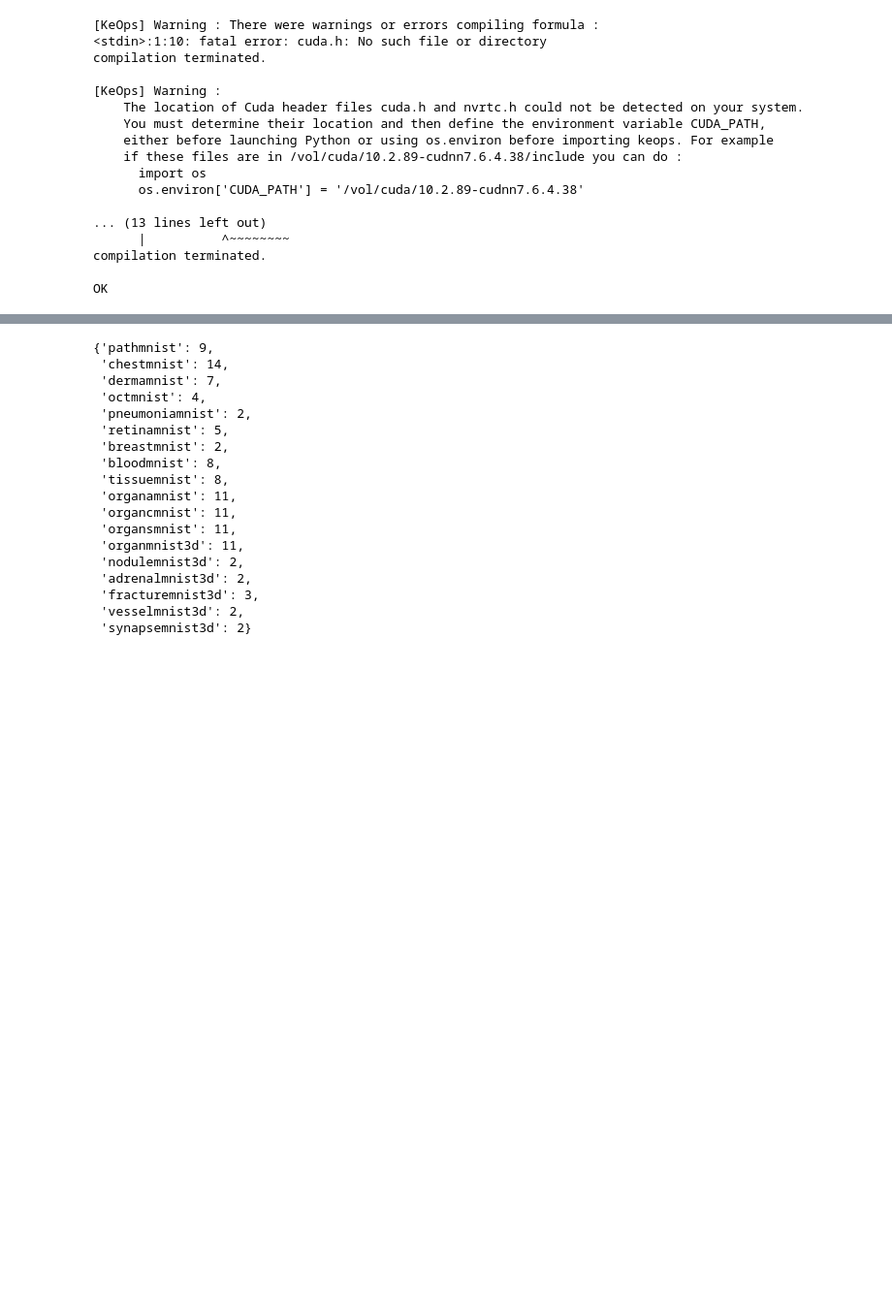
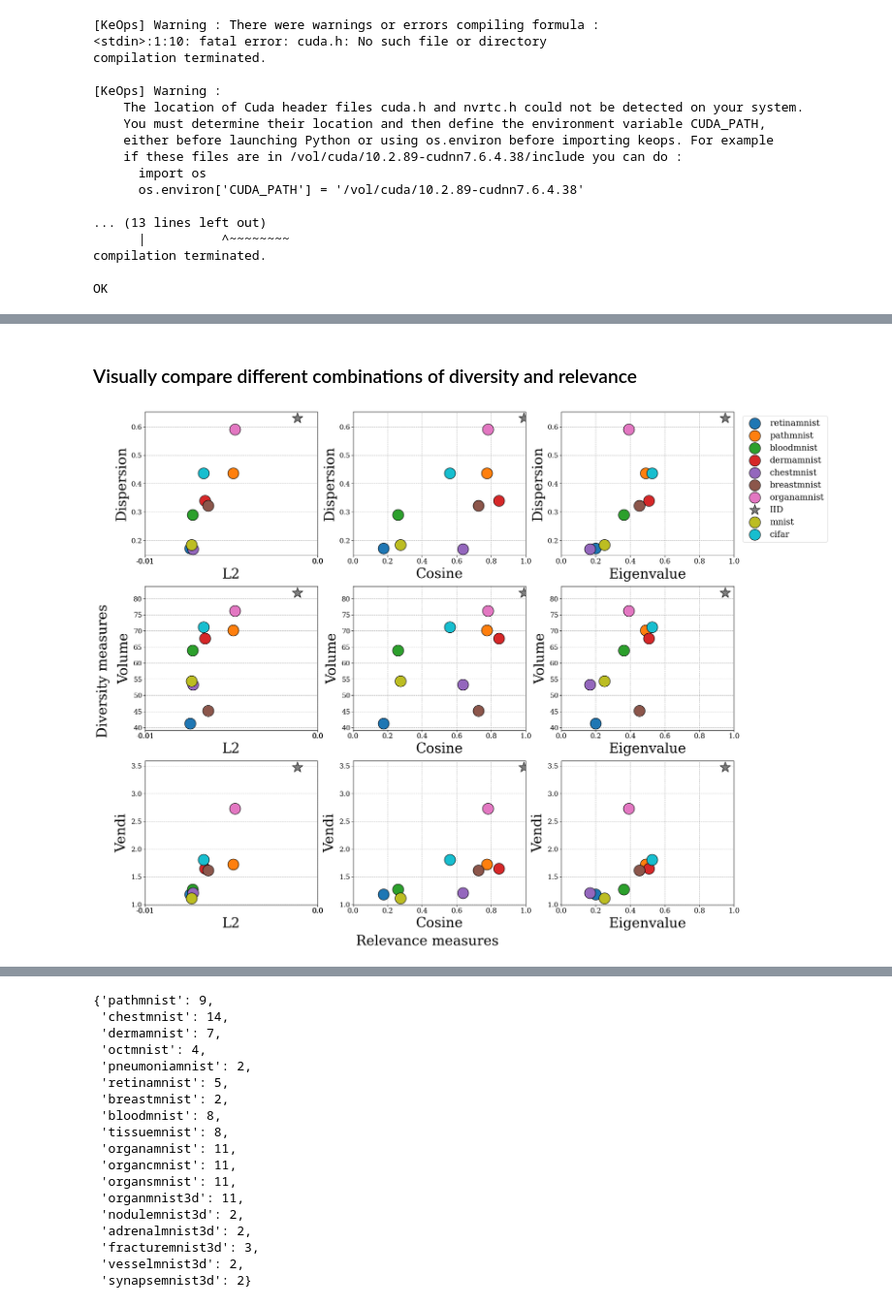
Before and after one commit to clu5/data-valuation, a Jupyter notebook: nbs/DLMR.ipynb, the cells around one changed output, grey strips where cells are left out. Shown at 97% size. Drawn from its saved outputs; the diff is of its cells as text; code cells hidden in the pictures; blank space fills up the shorter version.

```diff
--- a/nbs/DLMR.ipynb
+++ b/nbs/DLMR.ipynb
@@ -186,0 +157,2 @@ med = med[torch.randperm(med.size(0))]
+# %% [markdown]
+### Visually compare different combinations of diversity and relevance
@@ -186,0 +195,78 @@ med = med[torch.randperm(med.size(0))]
+# %%
+fontsize = 28
+size = 500
+
+fig, axs = plt.subplots(3, 3, figsize=(18, 15))
+
+for i, (k, v) in enumerate(seller_values.items()):
+
+    marker = '*'  if k == 'IID' else 'o'
+
+    scatter_kwargs = dict(edgecolor="k", s=size, zorder=2, marker=marker)
+    rel = v["relevance"]
+    l2 = v["l2"]
+    cos = v["cosine"]
+    ven = v["vendi"]
+    vol = v["volume"]
+    dis = v["dispersion"]
+
+    axs[0, 0].scatter(l2, dis, label=k, **scatter_kwargs)
+    axs[1, 0].scatter(l2, vol, **scatter_kwargs)
+    axs[2, 0].scatter(l2, ven, **scatter_kwargs)
+    axs[0, 1].scatter(cos, dis, **scatter_kwargs)
+    axs[1, 1].scatter(cos, vol, **scatter_kwargs)
+    axs[2, 1].scatter(cos, ven, **scatter_kwargs)
+    axs[0, 2].scatter(rel, dis, **scatter_kwargs)
+    axs[1, 2].scatter(rel, vol, **scatter_kwargs)
+    axs[2, 2].scatter(rel, ven, **scatter_kwargs)
+
+axs[0, 0].set_xlabel("L2", fontsize=fontsize, labelpad=6)
+axs[1, 0].set_xlabel("L2", fontsize=fontsize, labelpad=6)
+axs[2, 0].set_xlabel("L2", fontsize=fontsize, labelpad=6)
+axs[0, 1].set_xlabel("Cosine", fontsize=fontsize, labelpad=6)
+axs[1, 1].set_xlabel("Cosine", fontsize=fontsize, labelpad=6)
+axs[2, 1].set_xlabel("Cosine", fontsize=fontsize, labelpad=6)
+axs[0, 2].set_xlabel("Eigenvalue", fontsize=fontsize, labelpad=6)
+axs[1, 2].set_xlabel("Eigenvalue", fontsize=fontsize, labelpad=6)
+axs[2, 2].set_xlabel("Eigenvalue", fontsize=fontsize, labelpad=6)
+axs[0, 0].set_ylabel("Dispersion", fontsize=fontsize, labelpad=6)
+axs[0, 1].set_ylabel("Dispersion", fontsize=fontsize, labelpad=6)
+axs[0, 2].set_ylabel("Dispersion", fontsize=fontsize, labelpad=6)
+axs[1, 0].set_ylabel("Volume", fontsize=fontsize, labelpad=6)
+axs[1, 1].set_ylabel("Volume", fontsize=fontsize, labelpad=6)
+axs[1, 2].set_ylabel("Volume", fontsize=fontsize, labelpad=6)
+axs[2, 0].set_ylabel("Vendi", fontsize=fontsize, labelpad=6)
+axs[2, 1].set_ylabel("Vendi", fontsize=fontsize, labelpad=6)
+axs[2, 2].set_ylabel("Vendi", fontsize=fontsize, labelpad=6)
+
+
+fig.text(0.5, -0.01, "Relevance measures", ha="center", va="center", fontsize=fontsize)
+fig.text(
+    -0.01,
+    0.5,
+    "Diversity measures",
+    ha="center",
+    va="center",
+    fontsize=fontsize,
+    rotation=90,
+)
+
+for ax in axs.flat:
+    # ax.set_xlim(0, 1)
+    ax.tick_params(axis="both", labelsize=14, pad=2)
+
+    if ax.get_xlabel() != 'L2':
+        ax.set_xlim(right=1)
+    ax.set_xticks([round(x, 2) for x in ax.get_xticks()])
+    ax.set_xticklabels(ax.get_xticks(), fontsize="x-large")
+    ax.grid(ls="--", zorder=0)
+    # ax.set_xlabel("Relevance", fontsize=fontsize, labelpad=6)
+    # ax.set_ylabel("Difference", fontsize=fontsize, labelpad=6)
+    # ax
+
+# fig.legend(bbox_to_anchor=(0.15, -0.03), loc='upper left', fontsize='xx-large', ncols=4)
+fig.legend(bbox_to_anchor=(0.99, 0.99), loc="upper left", fontsize="xx-large", ncols=1)
+fig.tight_layout(h_pad=1, w_pad=0)
+# plt.savefig(fig_dir / f"{buyer}.eps", bbox_inches='tight')
+# %% [output]
+[figure, added]
```
Also changed, not shown: parts of 28 cells of this notebook.
